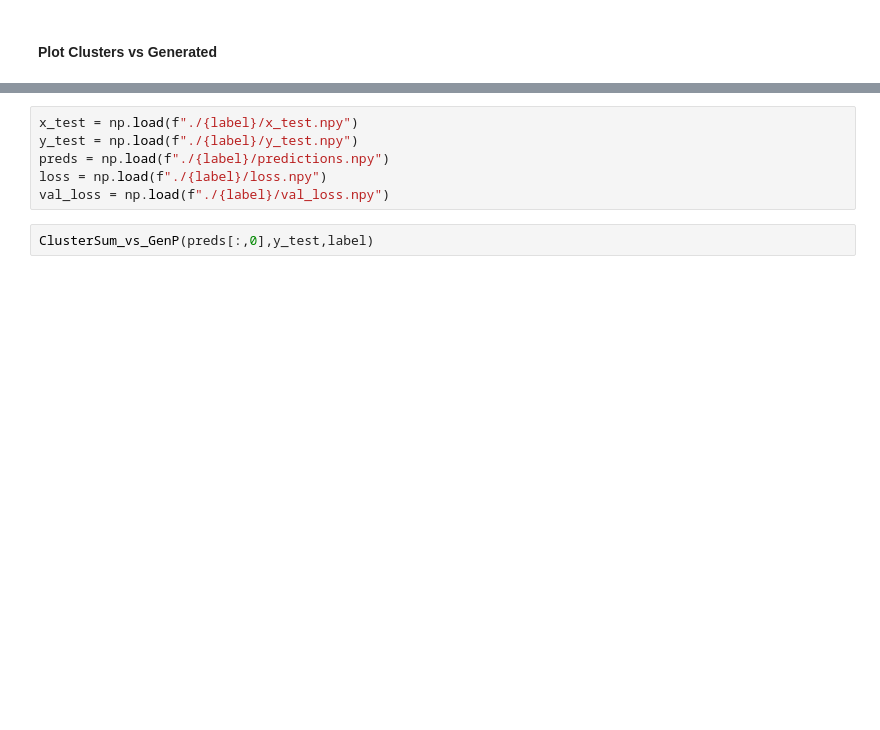
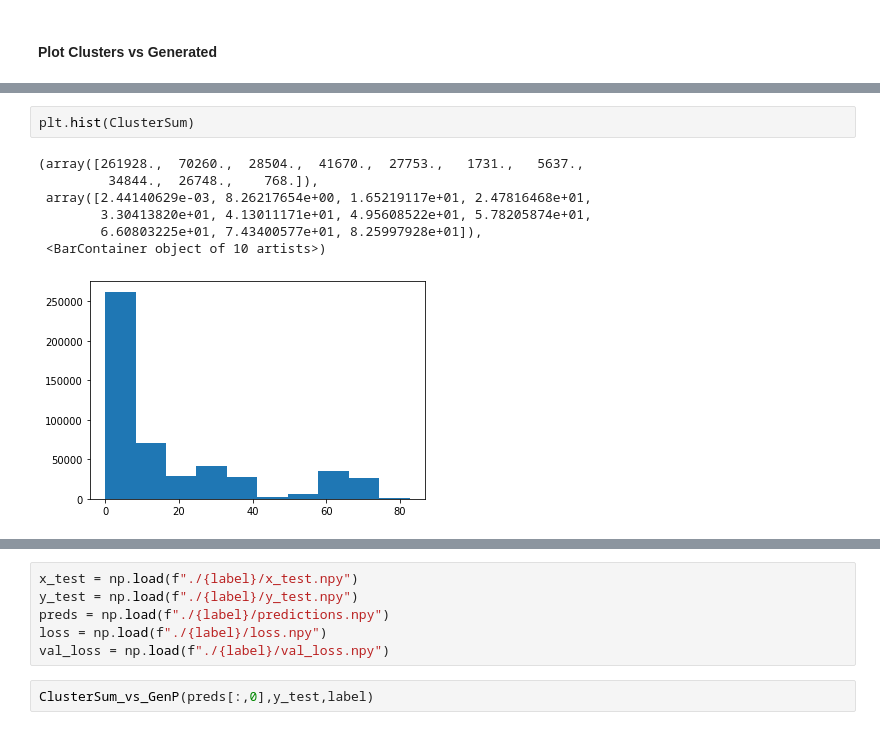
Before and after one commit to eiccodesign/regressiononly, a Jupyter notebook: Cluster_Segmented_Regression.ipynb, the cells around one changed output, grey strips where cells are left out. Saved outputs shown, nothing was run; the diff lists cells and outputs as text; blank space fills up the shorter version.

```diff
--- a/Cluster_Segmented_Regression.ipynb
+++ b/Cluster_Segmented_Regression.ipynb
@@ -104,2 +73,12 @@ ClusterSum_vs_GenP(ClusterSum, GenP, label)
+# %%
+plt.hist(ClusterSum)
+# %% [output]
+(array([261928.,  70260.,  28504.,  41670.,  27753.,   1731.,   5637.,
+         34844.,  26748.,    768.]),
+ array([2.44140629e-03, 8.26217654e+00, 1.65219117e+01, 2.47816468e+01,
+        3.30413820e+01, 4.13011171e+01, 4.95608522e+01, 5.78205874e+01,
+        6.60803225e+01, 7.43400577e+01, 8.25997928e+01]),
+ <BarContainer object of 10 artists>)
+[figure, added]
 # %%
 from NN_Regression import *
```
Also changed, not shown: parts of 20 cells of this notebook, 7 other files.
